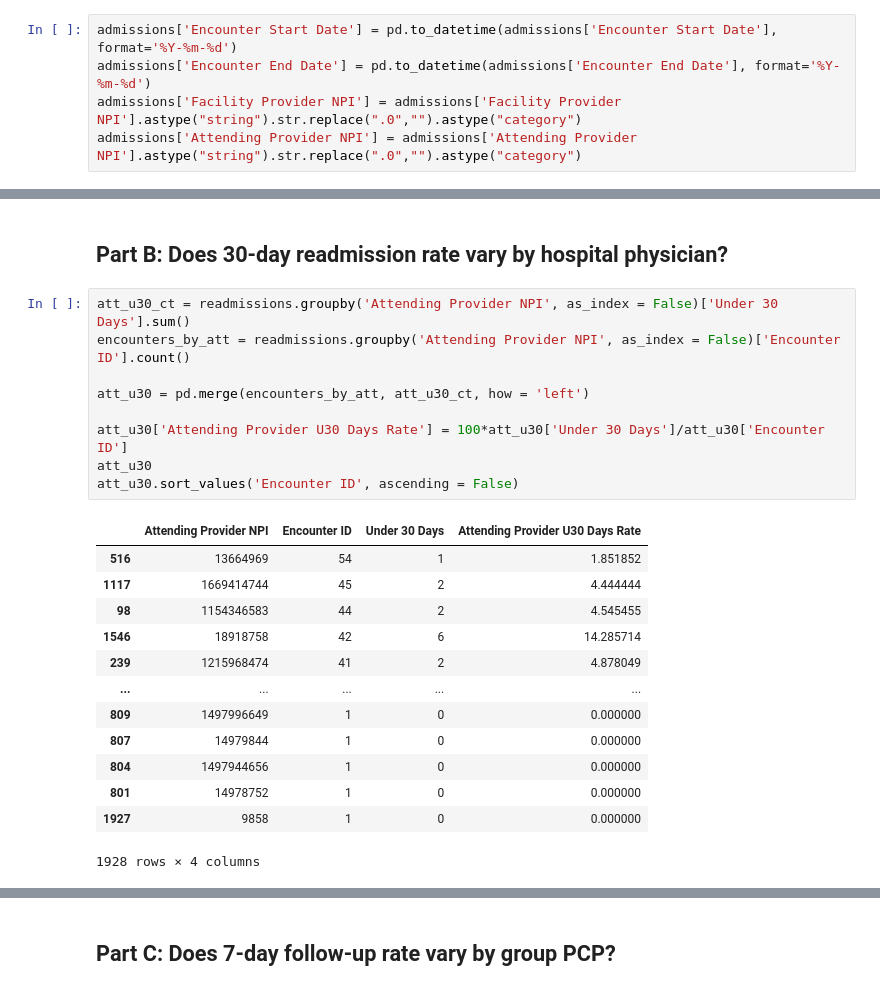
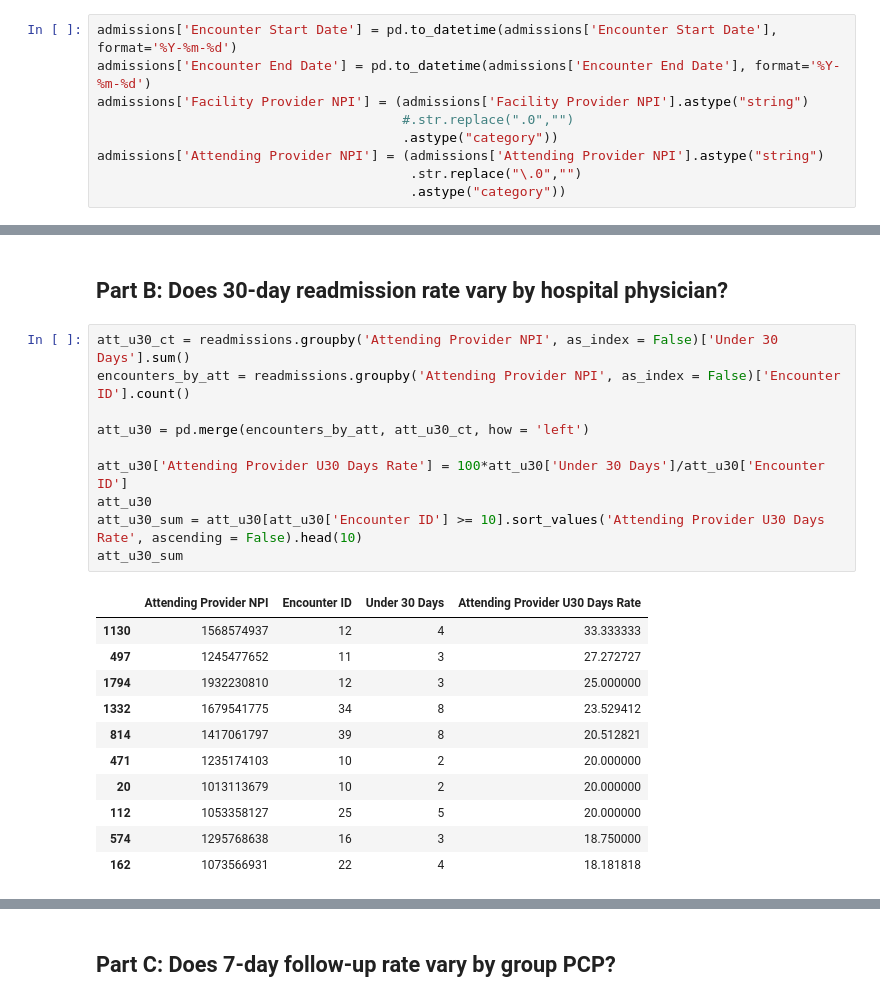
Before and after one commit to jrioross/ursa_health_hospital_readmissions, a Jupyter notebook: ursa_health.ipynb, the cells around one changed output, grey strips where cells are left out. Drawn from its saved outputs; the diff is of its cells as text.

```diff
--- a/ursa_health.ipynb
+++ b/ursa_health.ipynb
@@ -30,7 +31,11 @@ members['Empirically Attributed PCP Group Provider NPI'] = (members['Empirically
 # %%
 admissions['Encounter Start Date'] = pd.to_datetime(admissions['Encounter Start Date'], format='%Y-%m-%d')
 admissions['Encounter End Date'] = pd.to_datetime(admissions['Encounter End Date'], format='%Y-%m-%d')
-admissions['Facility Provider NPI'] = admissions['Facility Provider NPI'].astype("string").str.replace(".0","").astype("category")
-admissions['Attending Provider NPI'] = admissions['Attending Provider NPI'].astype("string").str.replace(".0","").astype("category")
+admissions['Facility Provider NPI'] = (admissions['Facility Provider NPI'].astype("string")
+                                       #.str.replace(".0","")
+                                       .astype("category"))
+admissions['Attending Provider NPI'] = (admissions['Attending Provider NPI'].astype("string")
+                                        .str.replace("\.0","")
+                                        .astype("category"))
 # %%
 pcp['Encounter Date'] = pd.to_datetime(pcp['Encounter Date'], format='%Y-%m-%d')
@@ -302,23 +356,22 @@ facility_u30.sort_values('Under 30 Days', ascending = False)
 # %%
 att_u30_ct = readmissions.groupby('Attending Provider NPI', as_index = False)['Under 30 Days'].sum()
 encounters_by_att = readmissions.groupby('Attending Provider NPI', as_index = False)['Encounter ID'].count()
 
 att_u30 = pd.merge(encounters_by_att, att_u30_ct, how = 'left')
 
 att_u30['Attending Provider U30 Days Rate'] = 100*att_u30['Under 30 Days']/att_u30['Encounter ID']
 att_u30
-att_u30.sort_values('Encounter ID', ascending = False)
+att_u30_sum = att_u30[att_u30['Encounter ID'] >= 10].sort_values('Attending Provider U30 Days Rate', ascending = False).head(10)
+att_u30_sum
 # %% [output]
 |  | Attending Provider NPI | Encounter ID | Under 30 Days | Attending Provider U30 Days Rate |
-| 516 | 13664969 | 54 | 1 | 1.851852 |
-| 1117 | 1669414744 | 45 | 2 | 4.444444 |
-| 98 | 1154346583 | 44 | 2 | 4.545455 |
-| 1546 | 18918758 | 42 | 6 | 14.285714 |
-| 239 | 1215968474 | 41 | 2 | 4.878049 |
-| ... | ... | ... | ... | ... |
-| 809 | 1497996649 | 1 | 0 | 0.000000 |
-| 807 | 14979844 | 1 | 0 | 0.000000 |
-| 804 | 1497944656 | 1 | 0 | 0.000000 |
-| 801 | 14978752 | 1 | 0 | 0.000000 |
-| 1927 | 9858 | 1 | 0 | 0.000000 |
+| 1130 | 1568574937 | 12 | 4 | 33.333333 |
+| 497 | 1245477652 | 11 | 3 | 27.272727 |
+| 1794 | 1932230810 | 12 | 3 | 25.000000 |
+| 1332 | 1679541775 | 34 | 8 | 23.529412 |
+| 814 | 1417061797 | 39 | 8 | 20.512821 |
+| 471 | 1235174103 | 10 | 2 | 20.000000 |
+| 20 | 1013113679 | 10 | 2 | 20.000000 |
+| 112 | 1053358127 | 25 | 5 | 20.000000 |
+| 574 | 1295768638 | 16 | 3 | 18.750000 |
+| 162 | 1073566931 | 22 | 4 | 18.181818 |
-1928 rows × 4 columns
```
Also changed, not shown: parts of 15 cells of this notebook.
